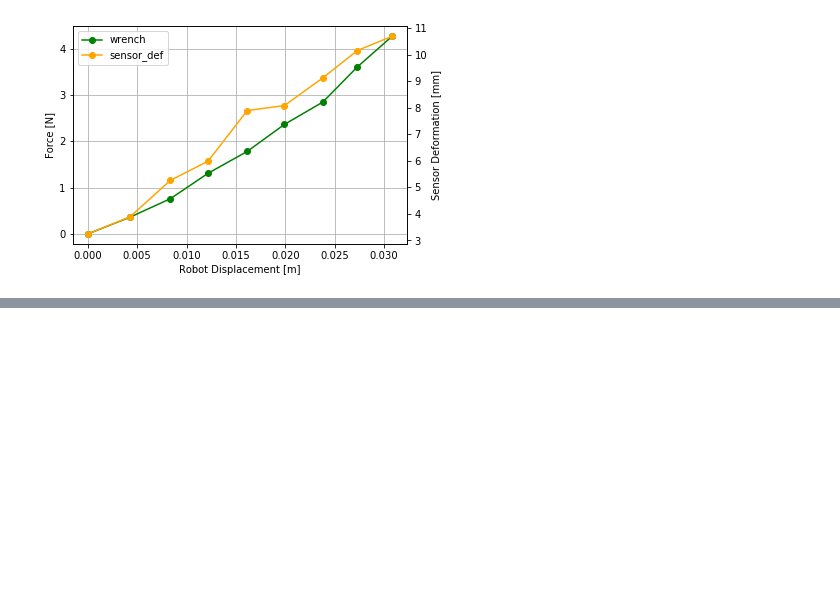
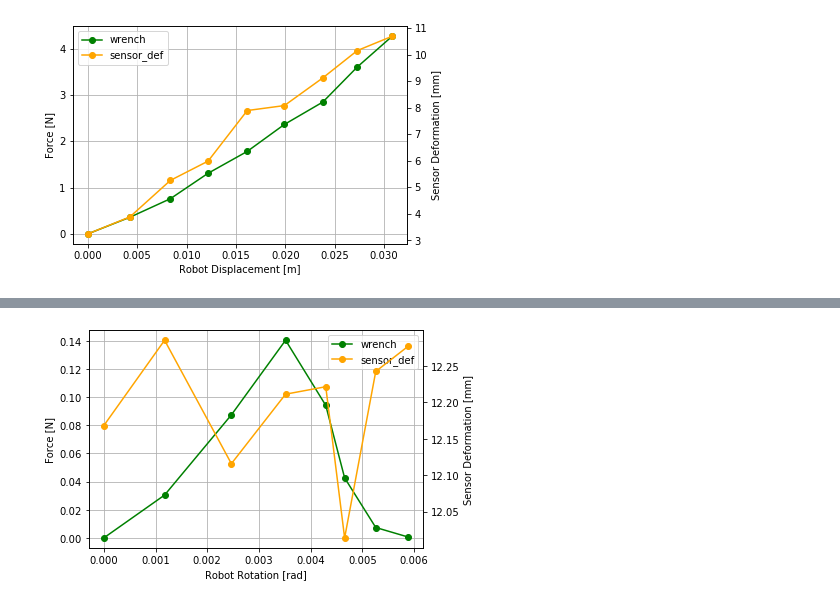
Before and after one commit to MMintLab/BubbleControl, a Jupyter notebook: notebooks/bubbles_vs_gelsight.ipynb, the cells around one changed output, grey strips where cells are left out. Drawn from its saved outputs; the diff is of its cells as text; code cells hidden in the pictures; blank space fills up the shorter version.

```diff
--- a/notebooks/bubbles_vs_gelsight.ipynb
+++ b/notebooks/bubbles_vs_gelsight.ipynb
@@ -640,0 +671,39 @@ ax.grid()
+# %%
+def quaternion_to_axisangle(quat):
+    angle = 2*np.arccos(quat[0])
+    axis = quat[1:]/np.sin(angle/2)
+    axis = axis/np.linalg.norm(axis)
+    return axis, angle
+# %%
+seq_fc = [i for i in range(2,9+1)]
+reference_fc = 1
+scene = 'bubbles'
+
+wrenches = np.array([load_wrench(scene, fc_i, 'grasp_frame')[0,3] for fc_i in seq_fc])
+# poses are the rotated angle along the grasp_frame x (med_base y)
+poses = np.array([load_tf(scene, fc_i)[0,3:] for fc_i in seq_fc])
+delta_quats = [tr.quaternion_multiply(q_i, tr.quaternion_inverse(poses[0])) for q_i in poses]
+angles = [quaternion_to_axisangle(quat_i)[1] for quat_i in delta_quats]
+# angles = [np.rad2deg(a_i) for a_i in angles]
+poses = angles
+
+poses = np.abs(poses - poses[0])
+wrenches = np.abs(wrenches - wrenches[0])
+
+left_defs = np.array(compute_deformations(seq_fc, reference_fc, scene, 'left'))
+right_defs = np.array(compute_deformations(seq_fc, reference_fc, scene, 'left'))
+fig,ax = plt.subplots()
+ax.plot(poses, wrenches, label='wrench', color='g', marker='o')
+ax.set_ylabel('Force [N]')
+ax.set_xlabel('Robot Rotation [rad]')
+ax_2 = ax.twinx()
+ax_2.plot(poses, 0.5*(left_defs+right_defs)*1000, label='sensor_def', marker='o', color='orange')
+# ax_2.plot(poses, right_defs*1000, label='right_def', marker='o')
+ax_2.set_ylabel('Sensor Deformation [mm]')
+
+lns = ax.get_lines() + ax_2.get_lines()
+labs = [l.get_label() for l in lns]
+ax.legend(lns, labs)
+ax.grid()
+# %% [output]
+[figure, added]
```
Also changed, not shown: parts of 31 cells of this notebook, 4 other files.
